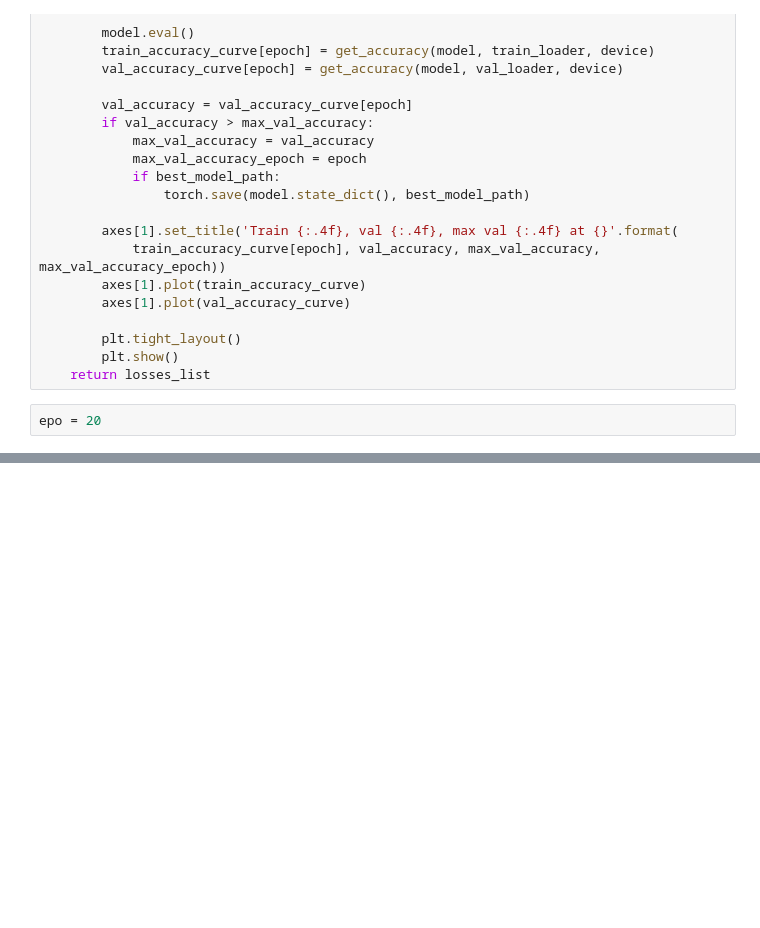
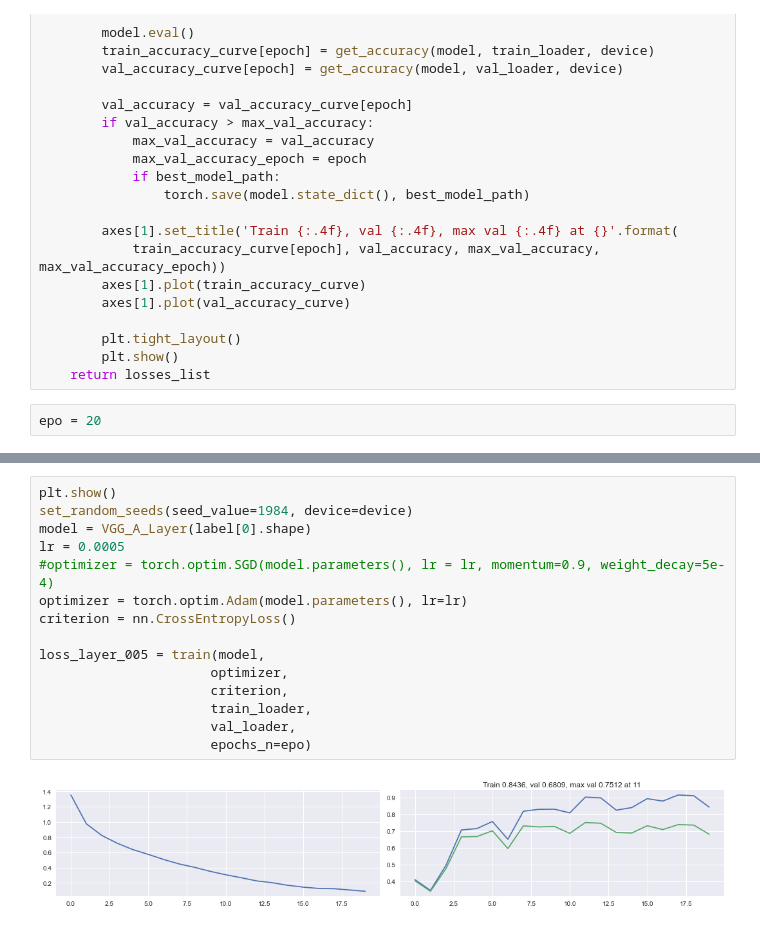
Before and after one commit to jundaz/LayerNorm_Opt, a Jupyter notebook: 2_VGG_Landscape.ipynb, the cells around one changed output, grey strips where cells are left out. Cells and saved outputs as stored; diff of their text form; blank space fills up the shorter version.

```diff
--- a/2_VGG_Landscape.ipynb
+++ b/2_VGG_Landscape.ipynb
@@ -609,0 +743,17 @@ plt.show()
+# %%
+plt.show()
+set_random_seeds(seed_value=1984, device=device)
+model = VGG_A_Layer(label[0].shape)
+lr = 0.0005
+#optimizer = torch.optim.SGD(model.parameters(), lr = lr, momentum=0.9, weight_decay=5e-4)
+optimizer = torch.optim.Adam(model.parameters(), lr=lr)
+criterion = nn.CrossEntropyLoss()
+
+loss_layer_005 = train(model,
+                      optimizer,
+                      criterion,
+                      train_loader,
+                      val_loader,
+                      epochs_n=epo)
+# %% [output]
+[figure, added]
```
Also changed, not shown: parts of 22 cells of this notebook, 4 other files.
